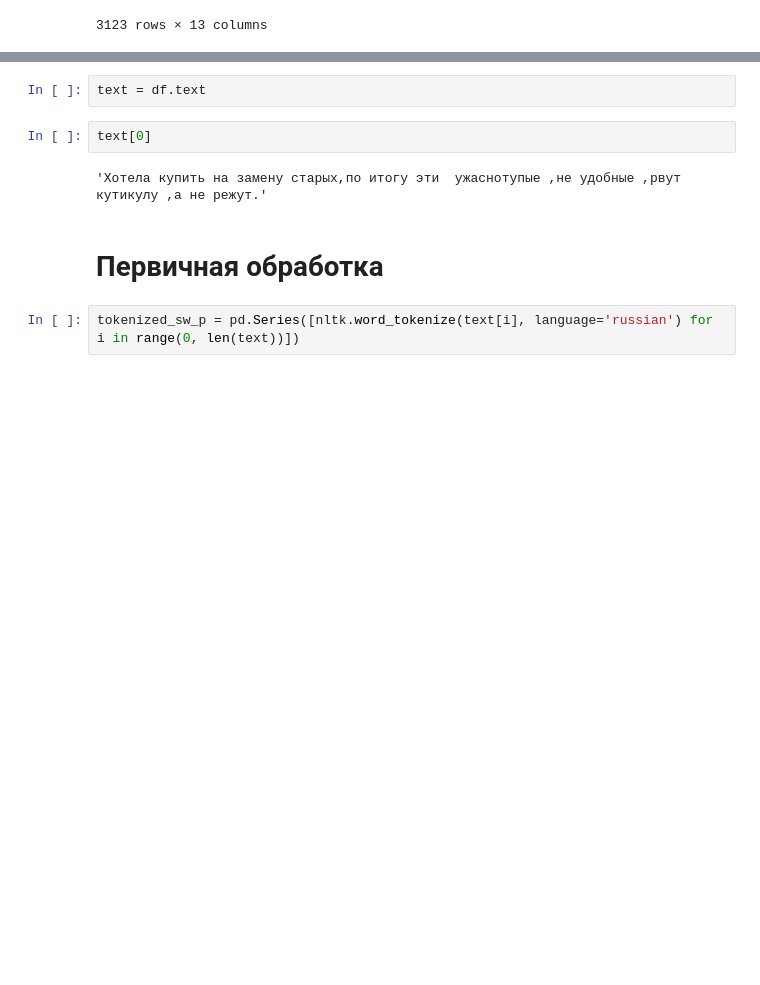
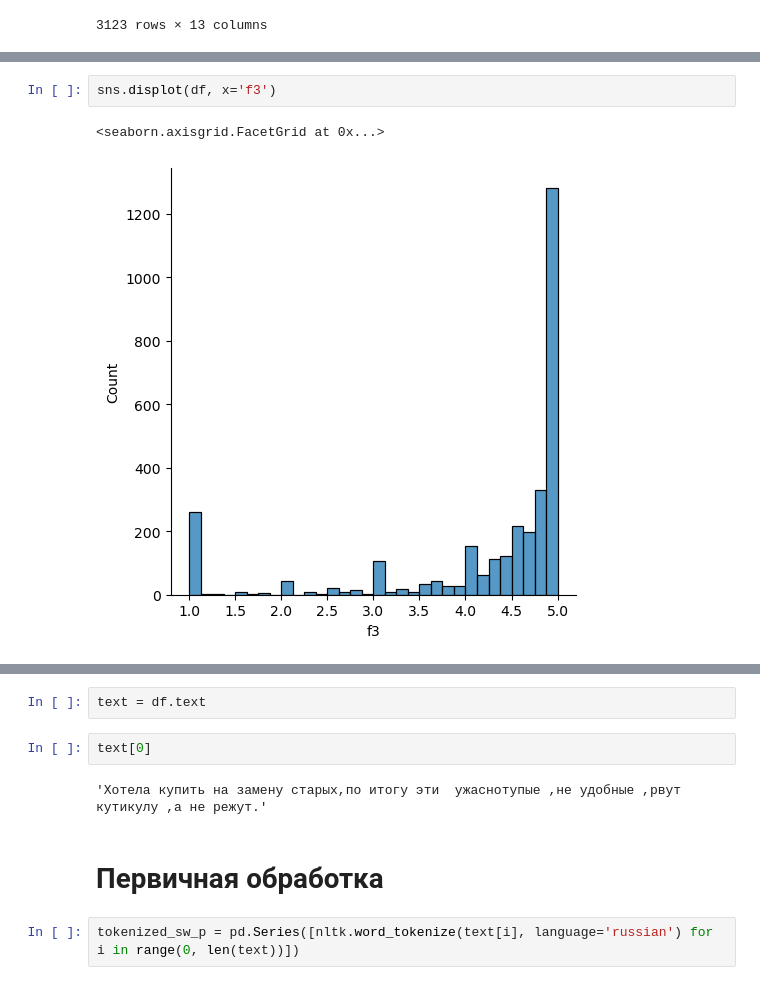
Before and after one commit to AVPankov0/WB_Task2, a Jupyter notebook: WB_Task2_Pankov.ipynb, the cells around one changed output, grey strips where cells are left out. Cells and saved outputs as stored; diff of their text form; blank space fills up the shorter version.

```diff
--- a/WB_Task2_Pankov.ipynb
+++ b/WB_Task2_Pankov.ipynb
@@ -32,0 +39,5 @@ df
+# %%
+sns.displot(df, x='f3')
+# %% [output]
+<seaborn.axisgrid.FacetGrid at 0x...>
+[figure, added]
```
Also changed, not shown: parts of 8 cells of this notebook.
